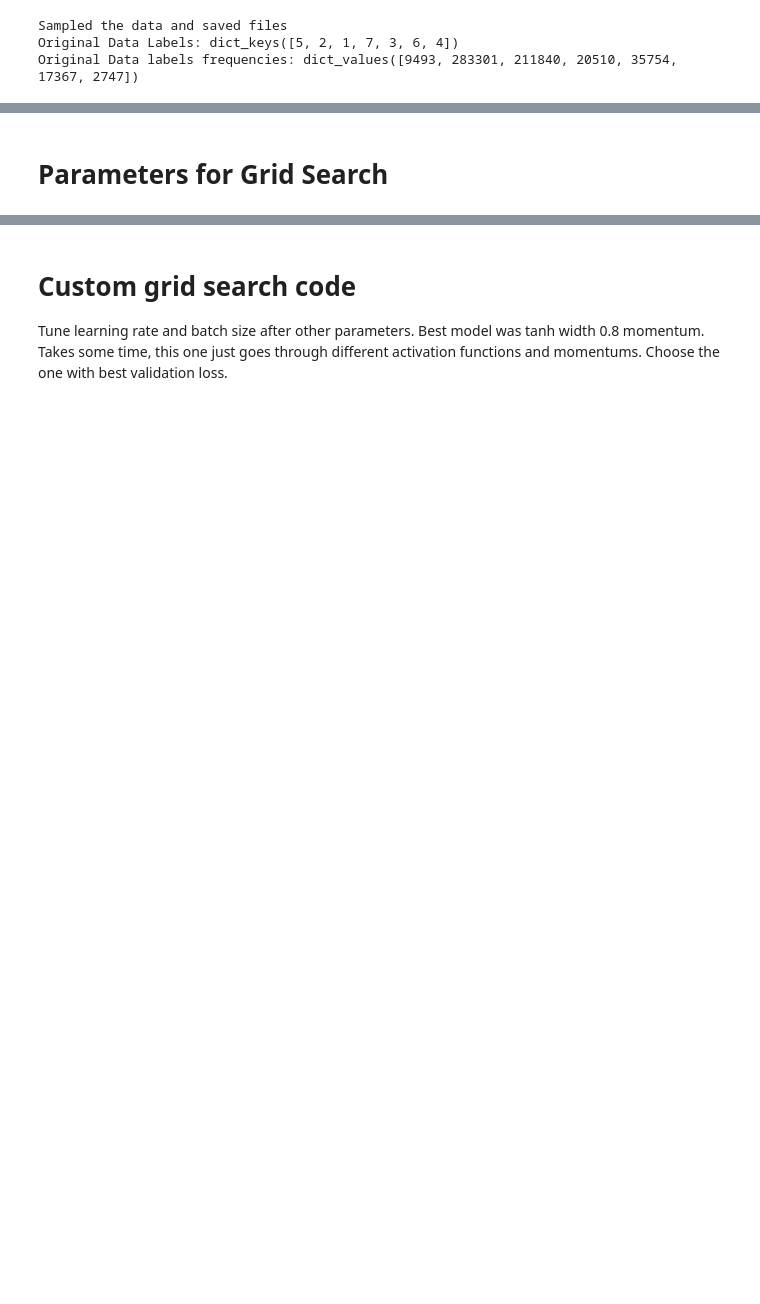
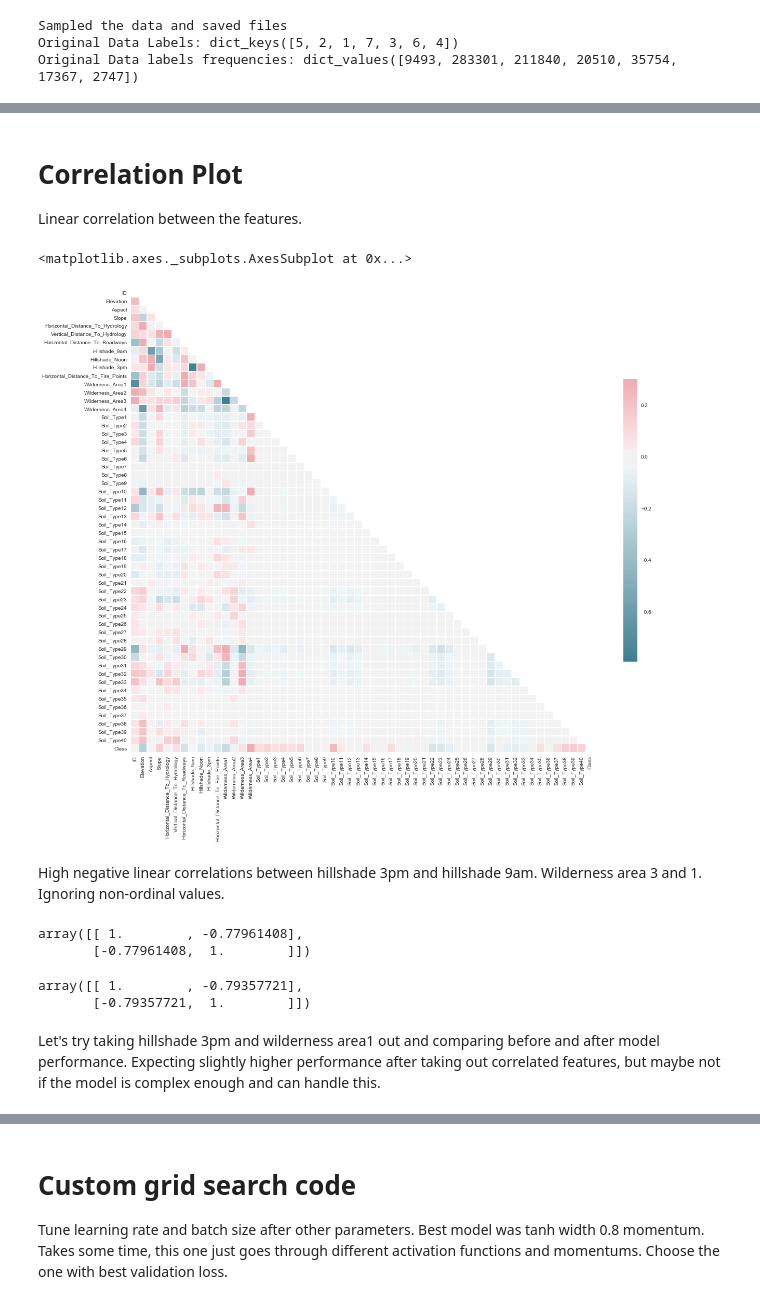
Before and after one commit to AstroBoy1/Forest-cover, a Jupyter notebook: HW1.ipynb, the cells around one changed output, grey strips where cells are left out. Cells and saved outputs as stored; diff of their text form; code cells hidden in the pictures; blank space fills up the shorter version.

```diff
--- a/HW1.ipynb
+++ b/HW1.ipynb
@@ -113,2 +266,47 @@ Training data labels counts: dict_values([4088, 42438, 3500, 56586, 7188, 1885,
-# %% [markdown]
-# Parameters for Grid Search
+# %% [markdown]
+# Correlation Plot
+Linear correlation between the features.
+# %%
+from string import ascii_letters
+import numpy as np
+import pandas as pd
+import seaborn as sns
+import matplotlib.pyplot as plt
+
+sns.set(style="white")
+
+d = pd.DataFrame(data=df)
+
+# Compute the correlation matrix
+corr = d.corr()
+
+# Generate a mask for the upper triangle
+mask = np.zeros_like(corr, dtype=np.bool)
+mask[np.triu_indices_from(mask)] = True
+
+# Set up the matplotlib figure
+f, ax = plt.subplots(figsize=(20, 20))
+
+# Generate a custom diverging colormap
+cmap = sns.diverging_palette(220, 10, as_cmap=True)
+
+# Draw the heatmap with the mask and correct aspect ratio
+sns.heatmap(corr, mask=mask, cmap=cmap, vmax=.3, center=0,
+            square=True, linewidths=.5, cbar_kws={"shrink": .5})
+# %% [output]
+<matplotlib.axes._subplots.AxesSubplot at 0x...>
+[figure, added]
+# %% [markdown]
+High negative linear correlations between hillshade 3pm and hillshade 9am. Wilderness area 3 and 1. Ignoring non-ordinal values.
+# %%
+np.corrcoef(df["Hillshade_3pm"], df["Hillshade_9am"])
+# %% [output]
+array([[ 1.        , -0.77961408],
+       [-0.77961408,  1.        ]])
+# %%
+np.corrcoef(df["Wilderness_Area1"], df["Wilderness_Area3"])
+# %% [output]
+array([[ 1.        , -0.79357721],
+       [-0.79357721,  1.        ]])
+# %% [markdown]
+Let's try taking hillshade 3pm and wilderness area1 out and comparing before and after model performance. Expecting slightly higher performance after taking out correlated features, but maybe not if the model is complex enough and can handle this.
```
Also changed, not shown: parts of 74 cells of this notebook, 4 other files.
